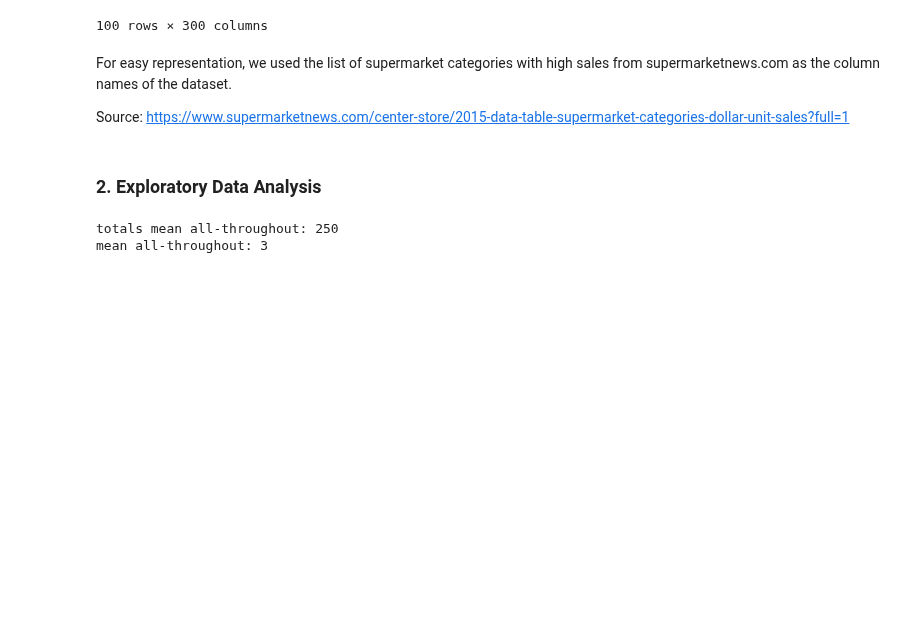
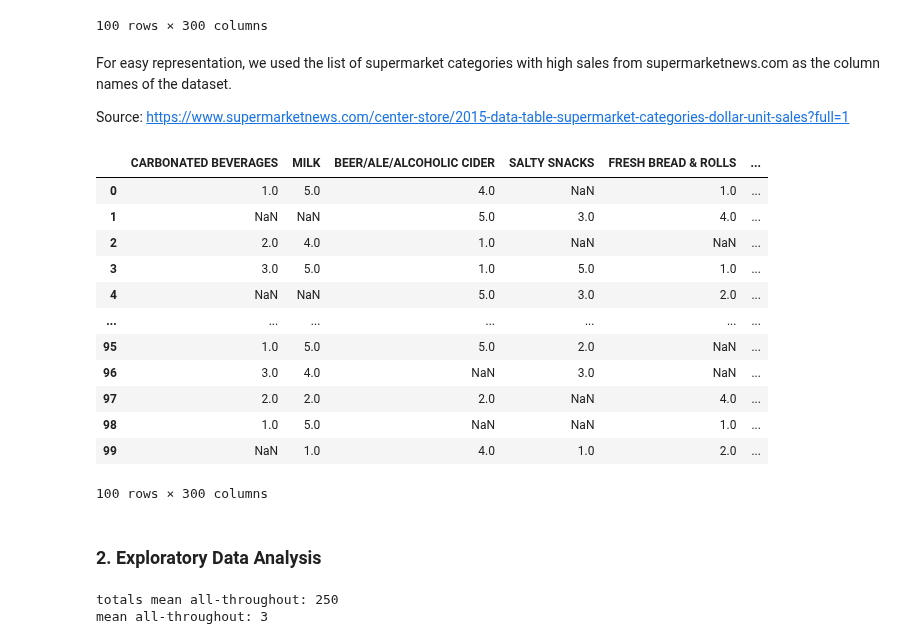
Before and after one commit to jm55/CSMODEL, a Jupyter notebook: Project 2/Project 2 Notebook.ipynb, the cells around one changed output. Cells and saved outputs as stored; diff of their text form; code cells hidden in the pictures; blank space fills up the shorter version.

```diff
--- a/Project 2/Project 2 Notebook.ipynb
+++ b/Project 2/Project 2 Notebook.ipynb
@@ -119,6 +119,21 @@ itemList = ['CARBONATED BEVERAGES','MILK','BEER/ALE/ALCOHOLIC CIDER','SALTY SNAC
             'BLANK AUDIO/VIDEO MEDIA','FZ COFFEE CREAMER']
 # %%
 main_df.columns = itemList
+main_df
+# %% [output]
+|  | CARBONATED BEVERAGES | MILK | BEER/ALE/ALCOHOLIC CIDER | SALTY SNACKS | FRESH BREAD & ROLLS | ... |
+| 0 | 1.0 | 5.0 | 4.0 | NaN | 1.0 | ... |
+| 1 | NaN | NaN | 5.0 | 3.0 | 4.0 | ... |
+| 2 | 2.0 | 4.0 | 1.0 | NaN | NaN | ... |
+| 3 | 3.0 | 5.0 | 1.0 | 5.0 | 1.0 | ... |
+| 4 | NaN | NaN | 5.0 | 3.0 | 2.0 | ... |
+| ... | ... | ... | ... | ... | ... | ... |
+| 95 | 1.0 | 5.0 | 5.0 | 2.0 | NaN | ... |
+| 96 | 3.0 | 4.0 | NaN | 3.0 | NaN | ... |
+| 97 | 2.0 | 2.0 | 2.0 | NaN | 4.0 | ... |
+| 98 | 1.0 | 5.0 | NaN | NaN | 1.0 | ... |
+| 99 | NaN | 1.0 | 4.0 | 1.0 | 2.0 | ... |
+100 rows × 300 columns
 # %% [markdown]
 ### 2. Exploratory Data Analysis
 # %%
```
Also changed, not shown: 5 other files.
